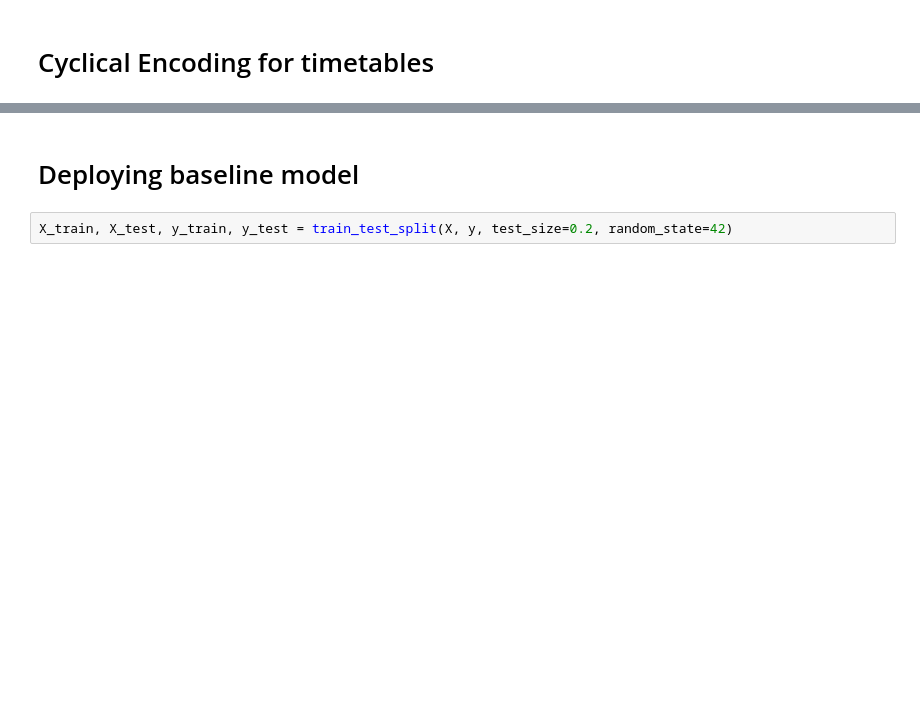
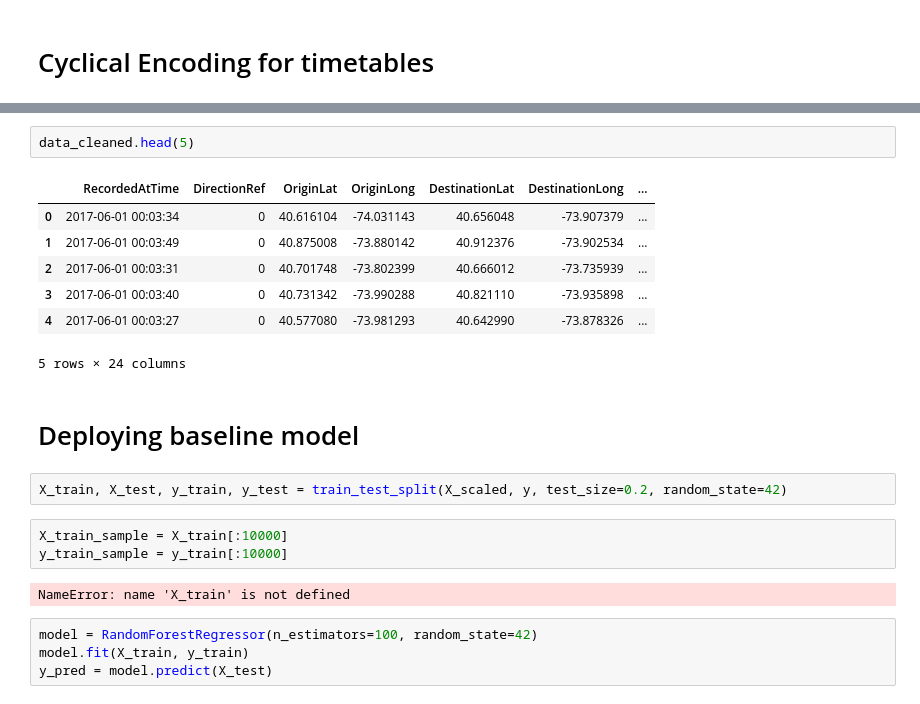
Before and after one commit to ManoushaPoonyth/Smart_Public_Bus_Optimization_in_Mauritius, a Jupyter notebook: notebooks/NYC_data_viz-checkpoint-checkpoint.ipynb, the cells around one changed output, grey strips where cells are left out. Drawn from its saved outputs; the diff is of its cells as text; blank space fills up the shorter version.

Commit message:
Model building (to finish)

```diff
--- a/notebooks/NYC_data_viz-checkpoint-checkpoint.ipynb
+++ b/notebooks/NYC_data_viz-checkpoint-checkpoint.ipynb
@@ -313,4 +347,23 @@ data_cleaned = cyclical_encoding(data=data_cleaned, column=,)
+# %%
+data_cleaned.head(5)
+# %% [output]
+|  | RecordedAtTime | DirectionRef | OriginLat | OriginLong | DestinationLat | DestinationLong | ... |
+| 0 | 2017-06-01 00:03:34 | 0 | 40.616104 | -74.031143 | 40.656048 | -73.907379 | ... |
+| 1 | 2017-06-01 00:03:49 | 0 | 40.875008 | -73.880142 | 40.912376 | -73.902534 | ... |
+| 2 | 2017-06-01 00:03:31 | 0 | 40.701748 | -73.802399 | 40.666012 | -73.735939 | ... |
+| 3 | 2017-06-01 00:03:40 | 0 | 40.731342 | -73.990288 | 40.821110 | -73.935898 | ... |
+| 4 | 2017-06-01 00:03:27 | 0 | 40.577080 | -73.981293 | 40.642990 | -73.878326 | ... |
+5 rows × 24 columns
 # %% [markdown]
 # Deploying baseline model
 # %%
-X_train, X_test, y_train, y_test = train_test_split(X, y, test_size=0.2, random_state=42)
+X_train, X_test, y_train, y_test = train_test_split(X_scaled, y, test_size=0.2, random_state=42)
+# %%
+X_train_sample = X_train[:10000]
+y_train_sample = y_train[:10000]
+# %% [output]
+NameError: name 'X_train' is not defined
+# %%
+model = RandomForestRegressor(n_estimators=100, random_state=42)
+model.fit(X_train, y_train)
+y_pred = model.predict(X_test)
```
Also changed, not shown: parts of 21 cells of this notebook.
